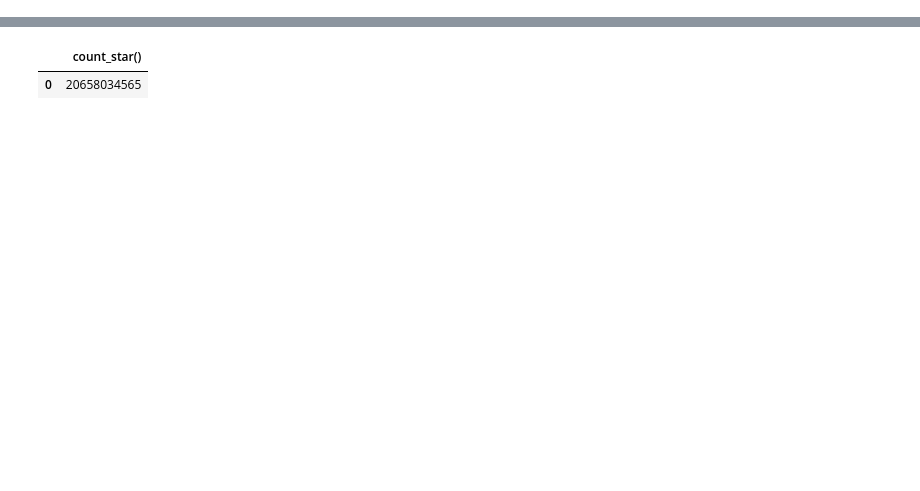
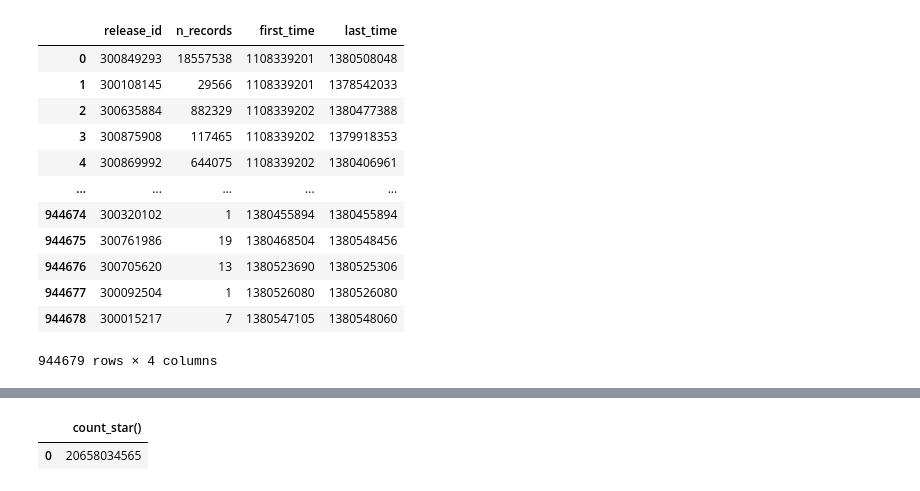
Before and after one commit to mdekstrand/musicdata-tools, a Jupyter notebook: notebooks/test.ipynb, the cells around one changed output, grey strips where cells are left out. Saved outputs shown, nothing was run; the diff lists cells and outputs as text; code cells hidden in the pictures; blank space fills up the shorter version.

```diff
--- a/notebooks/test.ipynb
+++ b/notebooks/test.ipynb
@@ -27,0 +137,16 @@ conn.execute(f"SELECT COUNT(*) FROM read_parquet('{mlhd_path}')").fetchdf()
+# %%
+conn.execute("select * from read_parquet('release-id-stats.parquet') order by first_time").fetchdf()
+# %% [output]
+|  | release_id | n_records | first_time | last_time |
+| 0 | 300849293 | 18557538 | 1108339201 | 1380508048 |
+| 1 | 300108145 | 29566 | 1108339201 | 1378542033 |
+| 2 | 300635884 | 882329 | 1108339202 | 1380477388 |
+| 3 | 300875908 | 117465 | 1108339202 | 1379918353 |
+| 4 | 300869992 | 644075 | 1108339202 | 1380406961 |
+| ... | ... | ... | ... | ... |
+| 944674 | 300320102 | 1 | 1380455894 | 1380455894 |
+| 944675 | 300761986 | 19 | 1380468504 | 1380548456 |
+| 944676 | 300705620 | 13 | 1380523690 | 1380525306 |
+| 944677 | 300092504 | 1 | 1380526080 | 1380526080 |
+| 944678 | 300015217 | 7 | 1380547105 | 1380548060 |
+944679 rows × 4 columns
```
Also changed, not shown: parts of 13 cells of this notebook, 6 other files.
